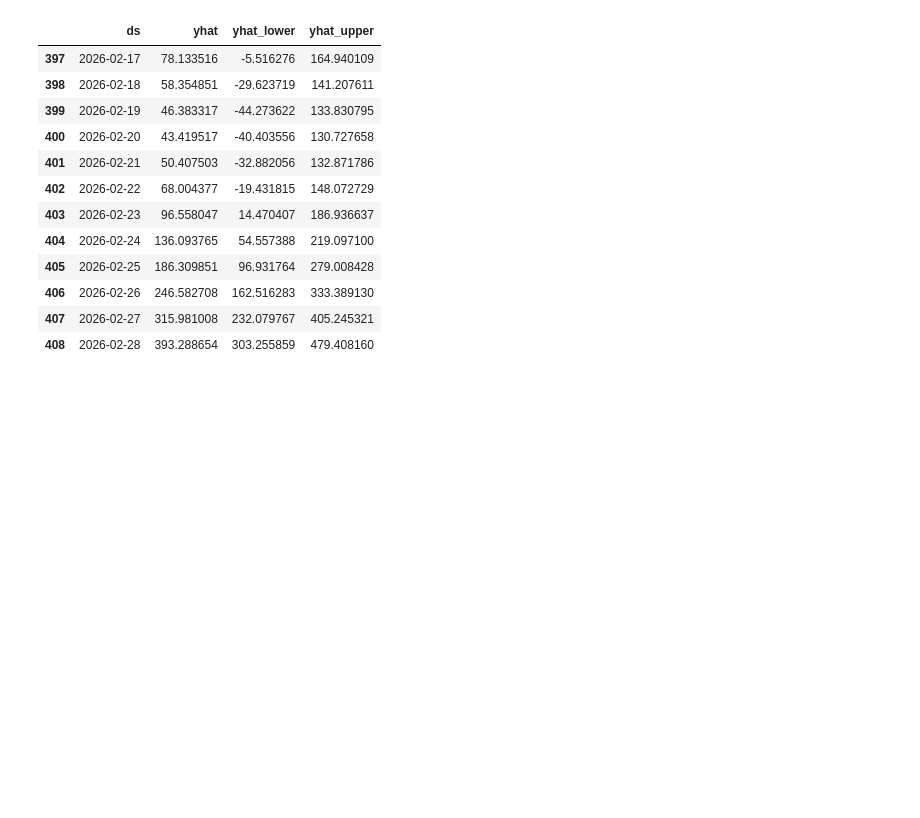
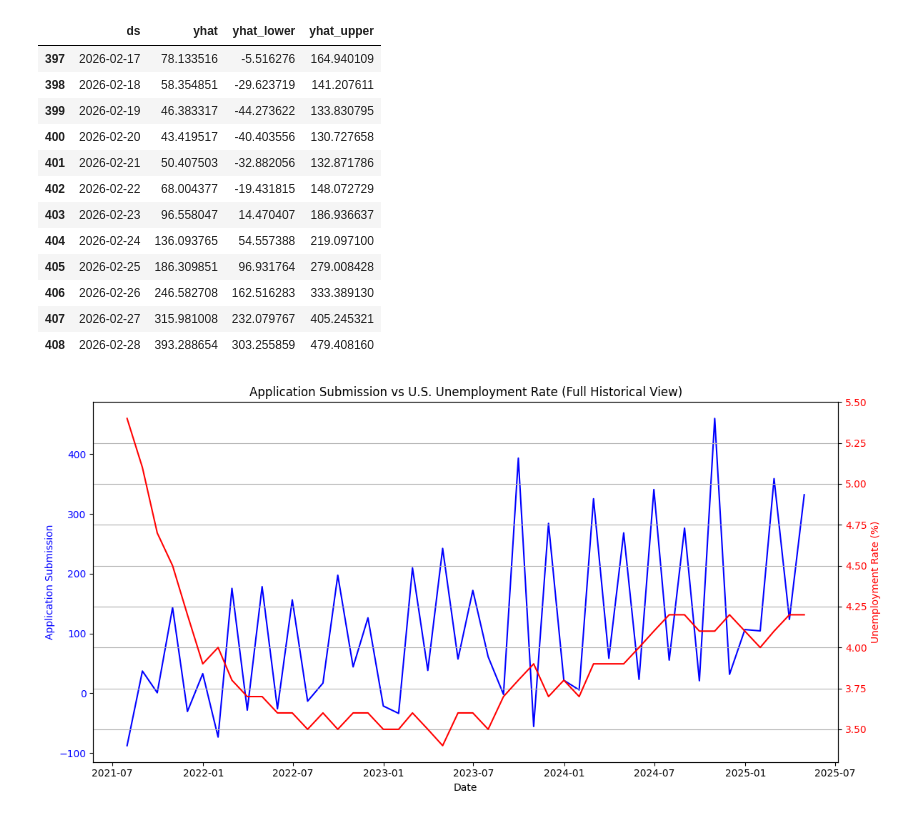
Before and after one commit to roziii/chingu_segment_analysis, a Jupyter notebook: application_completion-auto_regressive_model.ipynb, the cells around one changed output. Cells and saved outputs as stored; diff of their text form; code cells hidden in the pictures; blank space fills up the shorter version.

Commit message:
Visualization Application Submission and Unemplyement rate during the time

```diff
--- a/application_completion-auto_regressive_model.ipynb
+++ b/application_completion-auto_regressive_model.ipynb
@@ -892,3 +892,24 @@ forecast[['ds', 'yhat', 'yhat_lower', 'yhat_upper']].tail(12)
 | 406 | 2026-02-26 | 246.582708 | 162.516283 | 333.389130 |
 | 407 | 2026-02-27 | 315.981008 | 232.079767 | 405.245321 |
 | 408 | 2026-02-28 | 393.288654 | 303.255859 | 479.408160 |
+# %%
+combined = pd.merge(forecast[['ds', 'yhat']], labor_data, on='ds', how='inner')
+# %%
+fig, ax1 = plt.subplots(figsize=(12, 6))
+
+ax1.set_xlabel('Date')
+ax1.set_ylabel('Application Submission', color='blue')
+ax1.plot(combined['ds'], combined['yhat'], color='blue', label='Application submission')
+ax1.tick_params(axis='y', labelcolor='blue')
+
+ax2 = ax1.twinx()
+ax2.set_ylabel('Unemployment Rate (%)', color='red')
+ax2.plot(combined['ds'], combined['unemployment_rate'], color='red', label='Unemployment Rate')
+ax2.tick_params(axis='y', labelcolor='red')
+
+plt.title('Application Submission vs U.S. Unemployment Rate (Full Historical View)')
+plt.grid(True)
+fig.tight_layout()
+plt.show()
+# %% [output]
+[figure, added]
```
